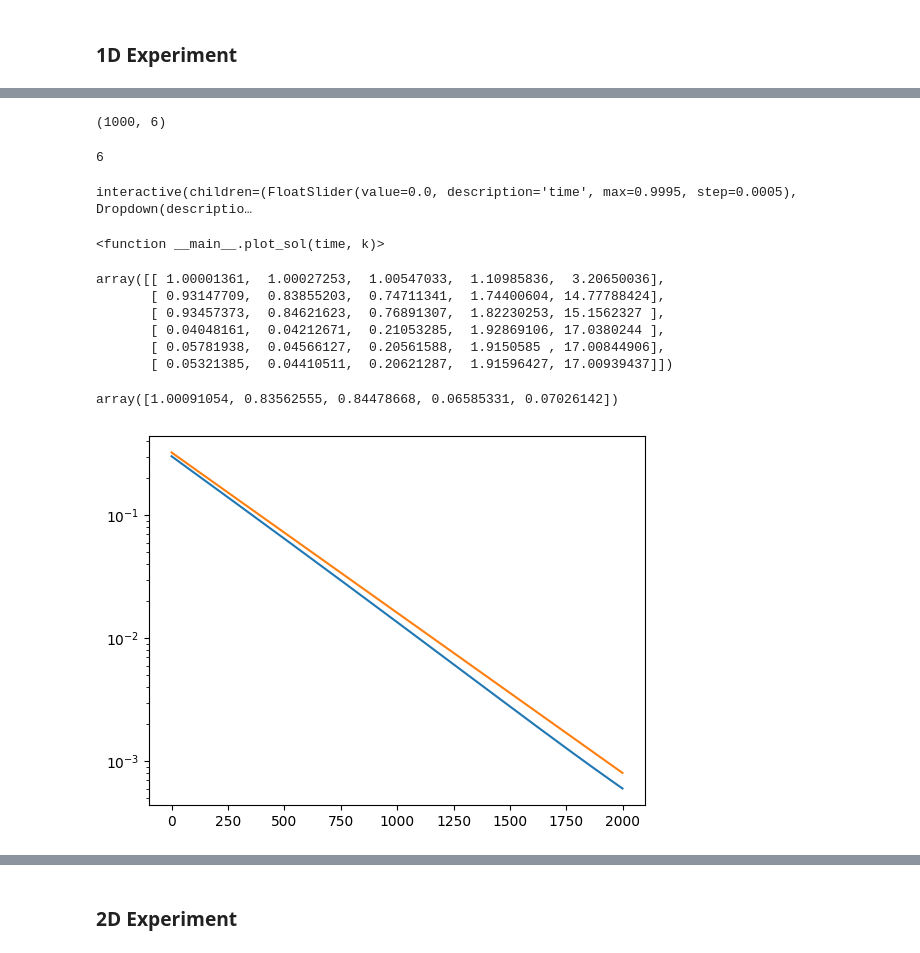
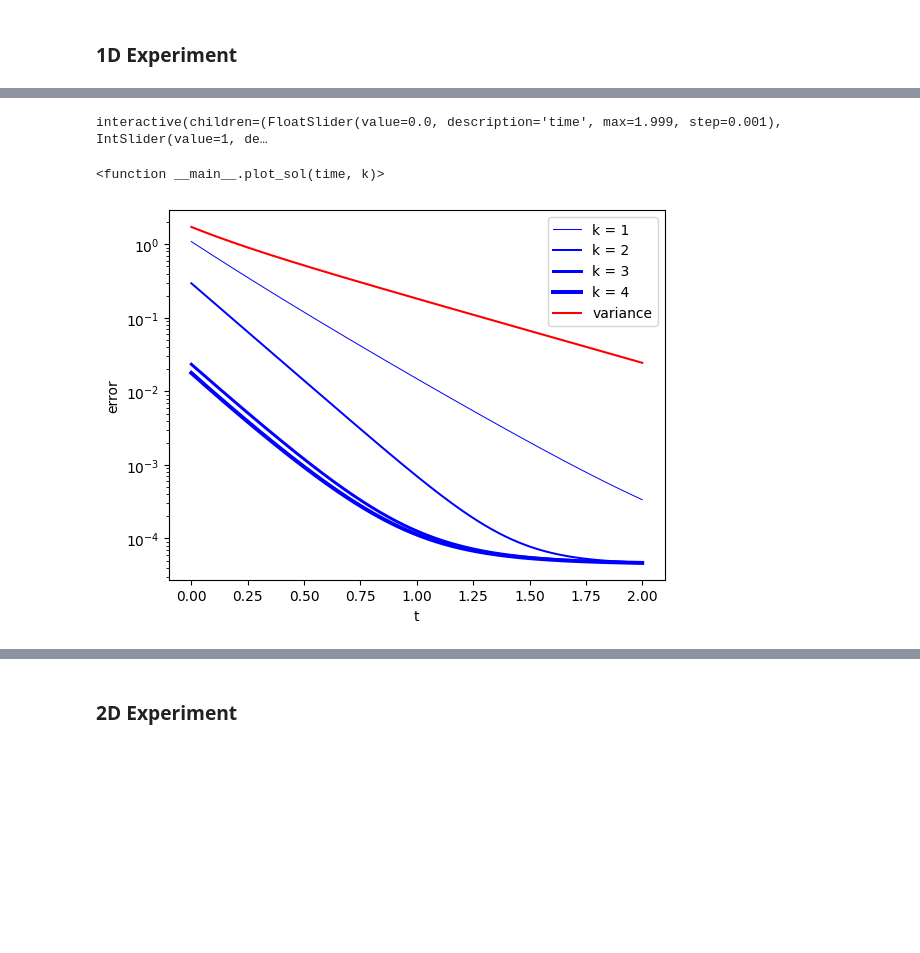
Before and after one commit to lclaeys/eigenfunction-solver, a Jupyter notebook: notebooks/kernel_galerkin.ipynb, the cells around one changed output, grey strips where cells are left out. Saved outputs shown, nothing was run; the diff lists cells and outputs as text; code cells hidden in the pictures; blank space fills up the shorter version.

```diff
--- a/notebooks/kernel_galerkin.ipynb
+++ b/notebooks/kernel_galerkin.ipynb
@@ -68,7 +68,7 @@ experiment_params = {
     'kernel_params': {
         'dim': 1,
         'p': 100,
-        'scale': 5.0,
+        'scale': 2.0,
         'order': 3
     },
     'solver_params': {
@@ -76,7 +76,7 @@ experiment_params = {
         'L_reg': 1e-6,
         'verbose': False,
         'k': 6,
-        'num_samples': 10000
+        'num_samples': 100000
     }
 }
 
@@ -134,7 +137,7 @@ _ = reconstruction_evaluator.plot_reconstruction(t, energy.exact_eigfunctions(t,
 samples = energy.exact_sample((100000,))
 
 fitted_solver = FittedEigenSolver(energy, samples, solver)
-inner_prods = np.array([0,0,0,1])
+inner_prods = np.array([1,1,1,1])
 
 def func(x_batch):
     return inner_prods@(energy.exact_eigfunctions(x_batch,len(inner_prods))).T
@@ -145,7 +148,7 @@ def exact_sol_func(x_batch, t):
                 (energy.exact_eigfunctions(x,len(inner_prods)).T)[:,:,None],axis=0)
 
 T = 2000
-t_max = 1
+t_max = 2
 t = np.linspace(0,t_max,T)
 x = np.linspace(-2,2,1000)[:,None]
 k = 5
@@ -154,48 +157,31 @@ fitted_sol = fitted_solver.solve(func, t, x, k)
 exact_sol = exact_sol_func(x, t)
 
 pde_evaluator = ExactPDEEvaluator(energy, fitted_solver)
-# %%
-solver.predict(x).shape
-# %% [output]
-(1000, 6)
-# %%
-len(solver.fitted_eigvals)
-# %% [output]
-6
 # %%
 def plot_sol(time,k):
     i = int(time/t_max*T)
     plt.plot(x, exact_sol[:,i],label='exact solution',color='red')
     plt.plot(x, fitted_sol[k-1,:,i],label='fitted solution',color='blue')
 
+    mse = np.mean((exact_sol[:,i] - fitted_sol[k-1,:,i])**2)
     plt.plot(x, func(x),label='intial value',color='black',ls='--')
     plt.ylim(-3,5)
+    plt.title(f'MSE = {mse:.2e}')
     plt.legend()
 
-widgets.interact(plot_sol, time = widgets.FloatSlider(min=0,max=t_max-t_max/T,step=t_max/T), k = np.arange(1,k+1))
+widgets.interact(plot_sol, time = widgets.FloatSlider(min=0,max=t_max-t_max/T,step=t_max/T), k = widgets.IntSlider(min=1,max=k))
 # %% [output]
-interactive(children=(FloatSlider(value=0.0, description='time', max=0.9995, step=0.0005), Dropdown(descriptio…
+interactive(children=(FloatSlider(value=0.0, description='time', max=1.999, step=0.001), IntSlider(value=1, de…
 <function __main__.plot_sol(time, k)>
-# %%
-t = np.array([0,0.5,1,1.5,2])
-
-pde_evaluator.compute_pde_error(inner_prods, x, t)
-# %% [output]
-array([[ 1.00001361,  1.00027253,  1.00547033,  1.10985836,  3.20650036],
-       [ 0.93147709,  0.83855203,  0.74711341,  1.74400604, 14.77788424],
-       [ 0.93457373,  0.84621623,  0.76891307,  1.82230253, 15.1562327 ],
-       [ 0.04048161,  0.04212671,  0.21053285,  1.92869106, 17.0380244 ],
-       [ 0.05781938,  0.04566127,  0.20561588,  1.9150585 , 17.00844906],
-       [ 0.05321385,  0.04410511,  0.20621287,  1.91596427, 17.00939437]])
-# %%
-np.mean( np.mean((fitted_sol - exact_sol[None,:,:])**2,axis=1) / np.var(exact_sol, axis=0)[None,:], axis = 1)
-# %% [output]
-array([1.00091054, 0.83562555, 0.84478668, 0.06585331, 0.07026142])
 # %%
-k_fit = 1
-plt.plot((np.mean((fitted_sol - exact_sol[None,:,:])**2,axis=1))[k_fit])
-plt.plot(np.var(exact_sol,axis=0))
+for k_fit in range(1,k):
+    plt.plot(t,(np.mean((fitted_sol - exact_sol[None,:,:])**2,axis=1))[k_fit], label = f'k = {k_fit}', color='blue', lw = k_fit/1.4)
+
+plt.plot(t,np.var(exact_sol,axis=0),label='variance', color='red')
+plt.legend()
+plt.ylabel('error')
+plt.xlabel('t')
 #plt.plot((np.mean((fitted_sol - exact_sol[None,:,:])**2,axis=1) / np.var(exact_sol, axis=0)[None,:])[k_fit])
 plt.yscale('log')
 # %% [output]
-[figure, old version]
+[figure, new version]
```
Also changed, not shown: parts of 11 cells of this notebook, 6 other files.
